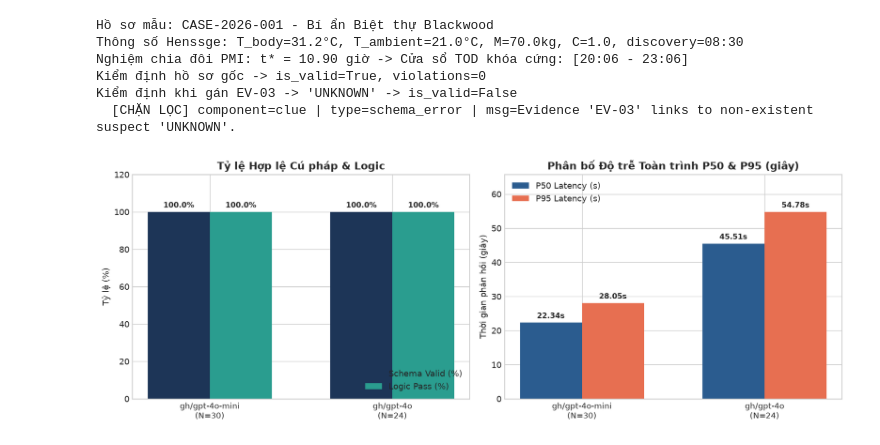
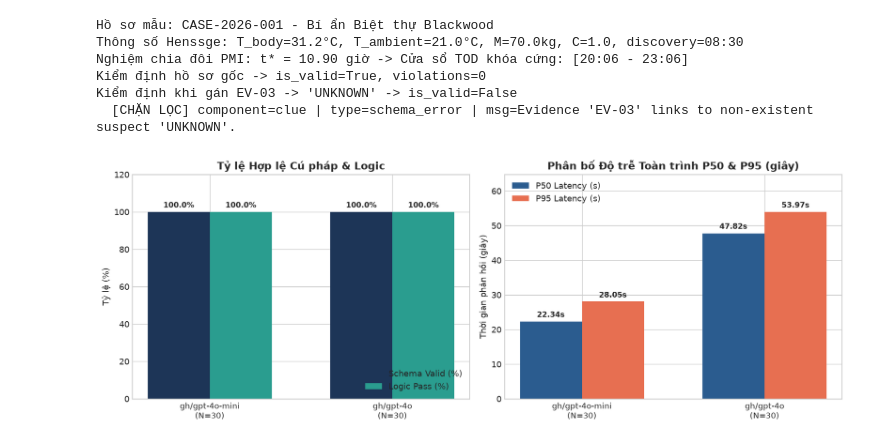
Before and after one commit to NNgocCongAnh/graduation-project, a Jupyter notebook: benchmark_evaluation.ipynb, the cells around one changed output. Drawn from its saved outputs; the diff is of its cells as text; code cells hidden in the pictures.

Commit message:
chore(benchmarks): complete full thesis experiments and sync verification/README/notebook

```diff
--- a/benchmark_evaluation.ipynb
+++ b/benchmark_evaluation.ipynb
@@ -54,25 +54,30 @@ def wilson_ci_95(k: int, n: int, z: float = 1.96):
     d = 1.0 + z * z / n
     center = (p + z * z / (2.0 * n)) / d
     half = z * math.sqrt(p * (1.0 - p) / n + z * z / (4.0 * n * n)) / d
-    return (round(100.0 * (center - half), 1), round(100.0 * min(1.0, center + half), 1))
+    return (round(100.0 * max(0.0, center - half), 1), round(100.0 * min(1.0, center + half), 1))
 
 datasets = [
-    ("gh/gpt-4o-mini (Cloud, N=30)", "benchmark_gpt-4o-mini.json"),
-    ("gh/gpt-4o (Cloud, N=24)", "benchmark_gpt-4o.json"),
-    ("gemma4:e4b-it-qat (Local*, N=23)", "benchmark_gemma4_hybrid.json"),
+    ("gh/gpt-4o-mini (Cloud, N=30)", "benchmark_gpt-4o-mini.json", True),
+    ("gh/gpt-4o (Cloud, N=30)", "benchmark_gpt-4o.json", True),
+    ("gemma4:e4b-it-qat (Offline, N=30)", "benchmark_gemma4.json", False),
+    ("gemma4:e4b-it-qat (Hybrid*, N=23)", "benchmark_gemma4_hybrid.json", True),
 ]
 
 summary_rows = []
 all_records = []
-for label, fname in datasets:
+for label, fname, allow_fb in datasets:
     fpath = os.path.join(RESULTS_DIR, fname)
     with open(fpath, "r", encoding="utf-8") as f:
         trials = json.load(f)
     all_records.extend(trials)
     n = len(trials)
     lat = [r["latency_sec"] for r in trials]
-    n_schema = sum(bool(r["json_valid"]) for r in trials)
-    n_logic = sum(bool(r["logic_valid"]) for r in trials)
+    if allow_fb:
+        n_schema = sum(bool(r["json_valid"]) for r in trials)
+        n_logic = sum(bool(r["logic_valid"]) for r in trials)
+    else:
+        n_schema = sum(bool(r["json_valid"]) and not bool(r.get("used_fallback_sample")) for r in trials)
+        n_logic = sum(bool(r["logic_valid"]) and not bool(r.get("used_fallback_sample")) for r in trials)
     ci_lo, ci_hi = wilson_ci_95(n_logic, n)
     summary_rows.append({
         "Model": label,
@@ -152,33 +158,33 @@ fig, (ax1, ax2) = plt.subplots(1, 2, figsize=(12.5, 4.6), dpi=130)
 
 x = np.arange(len(df_cloud))
 w = 0.34
-labels = ["gh/gpt-4o-mini\n(N=30)", "gh/gpt-4o\n(N=24)"]
+labels = ["gh/gpt-4o-mini\n(N=30)", "gh/gpt-4o\n(N=30)"]
 
 b1 = ax1.bar(x - w/2, df_cloud["Schema_Valid_%"], w, label="Schema Valid (%)", color="#1D3557")
 b2 = ax1.bar(x + w/2, df_cloud["Logic_Pass_%"], w, label="Logic Pass (%)", color="#2A9D8F")
 ax1.set_title("Tỷ lệ Hợp lệ Cú pháp & Logic", fontweight="bold")
 ax1.set_ylabel("Tỷ lệ (%)")
 ax1.set_xticks(x)
 ax1.set_xticklabels(labels, fontsize=9.5)
 ax1.set_ylim(0, 120)
 ax1.legend(loc="lower right")
 for rect in list(b1) + list(b2):
     h = rect.get_height()
     ax1.annotate(f"{h:.1f}%", (rect.get_x() + rect.get_width()/2, h), xytext=(0, 3), textcoords="offset points", ha="center", va="bottom", fontsize=9, fontweight="bold")
 
 l1 = ax2.bar(x - w/2, df_cloud["P50_s"], w, label="P50 Latency (s)", color="#2B5C8F")
 l2 = ax2.bar(x + w/2, df_cloud["P95_s"], w, label="P95 Latency (s)", color="#E76F51")
 ax2.set_title("Phân bố Độ trễ Toàn trình P50 & P95 (giây)", fontweight="bold")
 ax2.set_ylabel("Thời gian phản hồi (giây)")
 ax2.set_xticks(x)
 ax2.set_xticklabels(labels, fontsize=9.5)
 ax2.set_ylim(0, max(df_cloud["P95_s"]) * 1.2)
 ax2.legend(loc="upper left")
 for rect in list(l1) + list(l2):
     h = rect.get_height()
     ax2.annotate(f"{h:.2f}s", (rect.get_x() + rect.get_width()/2, h), xytext=(0, 3), textcoords="offset points", ha="center", va="bottom", fontsize=9, fontweight="bold")
 
 plt.tight_layout()
 plt.show()
 # %% [output]
-[figure, old version]
+[figure, new version]
```
Also changed, not shown: parts of 2 cells of this notebook, 11 other files.
